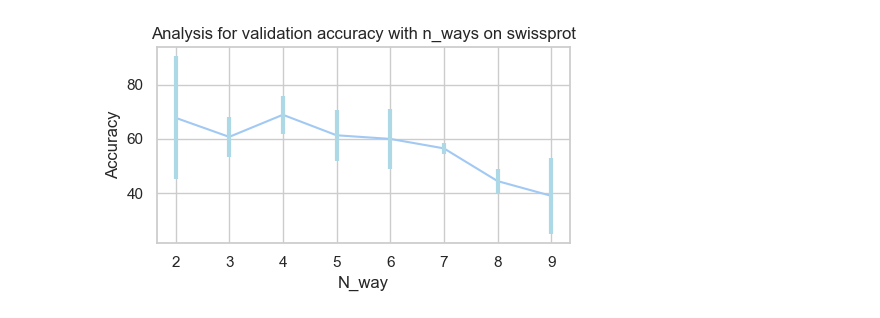
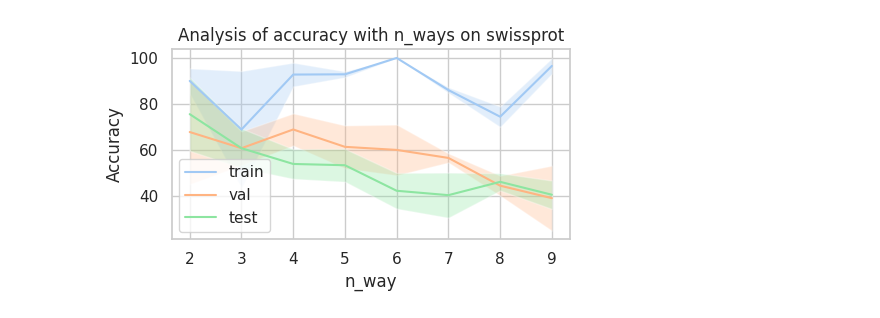
Before and after one commit to AdrienVannson/DLB-Project, a Jupyter notebook: vis1.ipynb, the cells around one changed output. Saved outputs shown, nothing was run; the diff lists cells and outputs as text; code cells hidden in the pictures.

Commit message:
update way/shot functions

```diff
--- a/vis1.ipynb
+++ b/vis1.ipynb
@@ -7,4 +13,5 @@ warnings.filterwarnings('ignore', category=FutureWarning)
 # %%
 df = pd.read_csv('wandb_export_sp_shot.csv')
+df['n_shot'] = np.repeat([list(reversed(range(1, 11)))], 3)
 df
 # %% [output]
@@ -28,4 +34,0 @@ df
-# %%
-df_val = df[df['split']=='val'].reset_index()
-df_val['n_shot'] = list(reversed(range(1, 11)))
-df_val
@@ -61,21 +64,6 @@ plt.show()
 # %%
-df = pd.read_csv('wandb_export_sp_way.csv')
-df_val = df[df['split']=='val'].reset_index()
-df_val['n_way'] = list(reversed(range(2, 10)))
-
-plt.figure(figsize=(5, 3))
-data = df_val
-sns.set(style="whitegrid")
-sns.set_palette("pastel")
-sns.lineplot(x='n_way', y='acc_mean', data=data, estimator='mean')
-
-plt.errorbar(data['n_way'], data['acc_mean'], yerr=data['acc_std'], fmt='none',  ecolor='lightblue', elinewidth=3, capsize=0)
-
-plt.title('Analysis for validation accuracy with n_ways on swissprot')
-plt.xlabel('N_way')
-plt.ylabel('Accuracy')
-plt.tight_layout()
-plt.savefig('sp_ways.png')
-plt.show()
+df_way = pd.read_csv('wandb_export_sp_way.csv')
+df_way['n_way'] = np.repeat([list(reversed(range(2, 10)))], 3)
+plot_ana(df_way, 'way')
 # %% [output]
-[figure, old version]
+[figure, new version]
```
Also changed, not shown: parts of 6 cells of this notebook, 4 other files.
